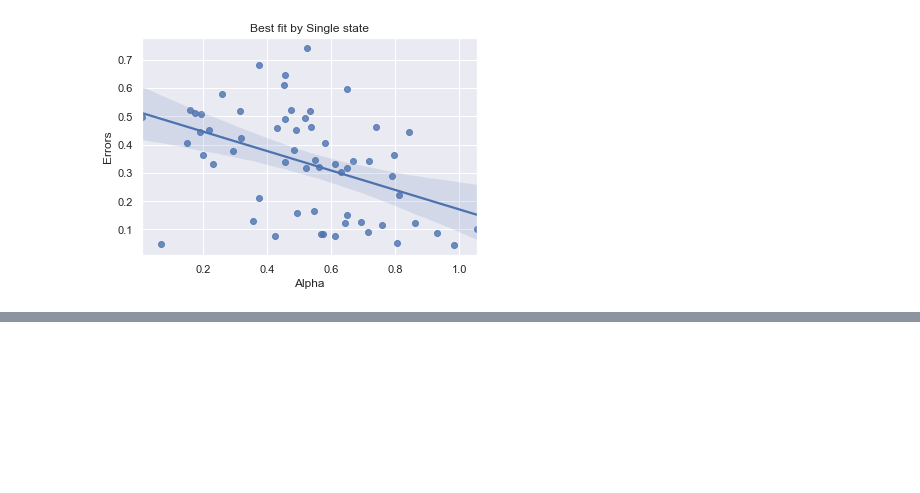
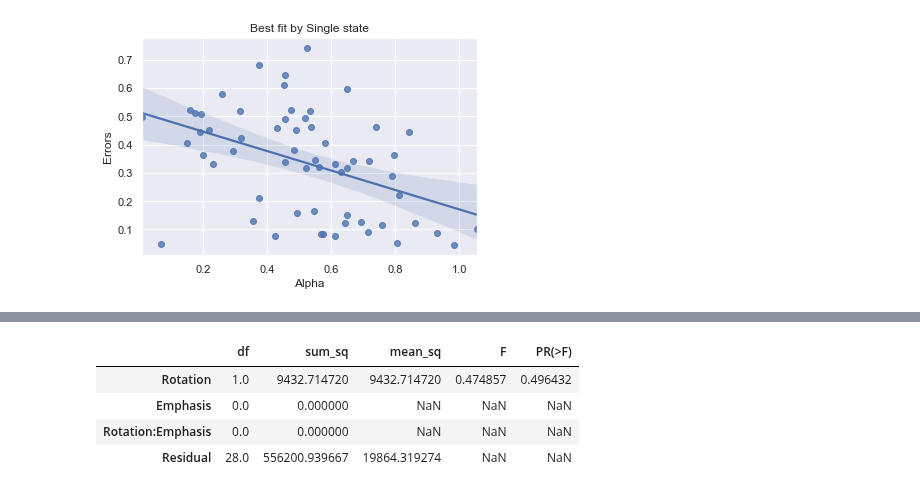
Before and after one commit to tejas-savalia/Lab-Codes, a Jupyter notebook: Psychtoolbox/Visuomotor_Adaptation_Tablet/python_scripts/parameter_comparison.ipynb, the cells around one changed output, grey strips where cells are left out. Drawn from its saved outputs; the diff is of its cells as text; code cells hidden in the pictures; blank space fills up the shorter version.

```diff
--- a/Psychtoolbox/Visuomotor_Adaptation_Tablet/python_scripts/parameter_comparison.ipynb
+++ b/Psychtoolbox/Visuomotor_Adaptation_Tablet/python_scripts/parameter_comparison.ipynb
@@ -196,0 +200,2 @@ parameters_means['Errors'] = np.mean(curvatures_smooth[:, -1, :], axis = 1)
+# %%
+overtake_means = overtake_df.groupby(['Participant_Id', 'Rotation', 'Emphasis']).mean().reset_index()
@@ -196,0 +209,10 @@ parameters_means['Errors'] = np.mean(curvatures_smooth[:, -1, :], axis = 1)
+# %%
+model = smf.ols('Overtake_Index~Rotation*Emphasis', data = overtake_means[overtake_means['Emphasis'] == 'Accuracy']).fit()
+aov = sm.stats.anova_lm(model)
+aov
+# %% [output]
+|  | df | sum_sq | mean_sq | F | PR(>F) |
+| Rotation | 1.0 | 9432.714720 | 9432.714720 | 0.474857 | 0.496432 |
+| Emphasis | 0.0 | 0.000000 | NaN | NaN | NaN |
+| Rotation:Emphasis | 0.0 | 0.000000 | NaN | NaN | NaN |
+| Residual | 28.0 | 556200.939667 | 19864.319274 | NaN | NaN |
```
Also changed, not shown: parts of 15 cells of this notebook, 6 other files.
